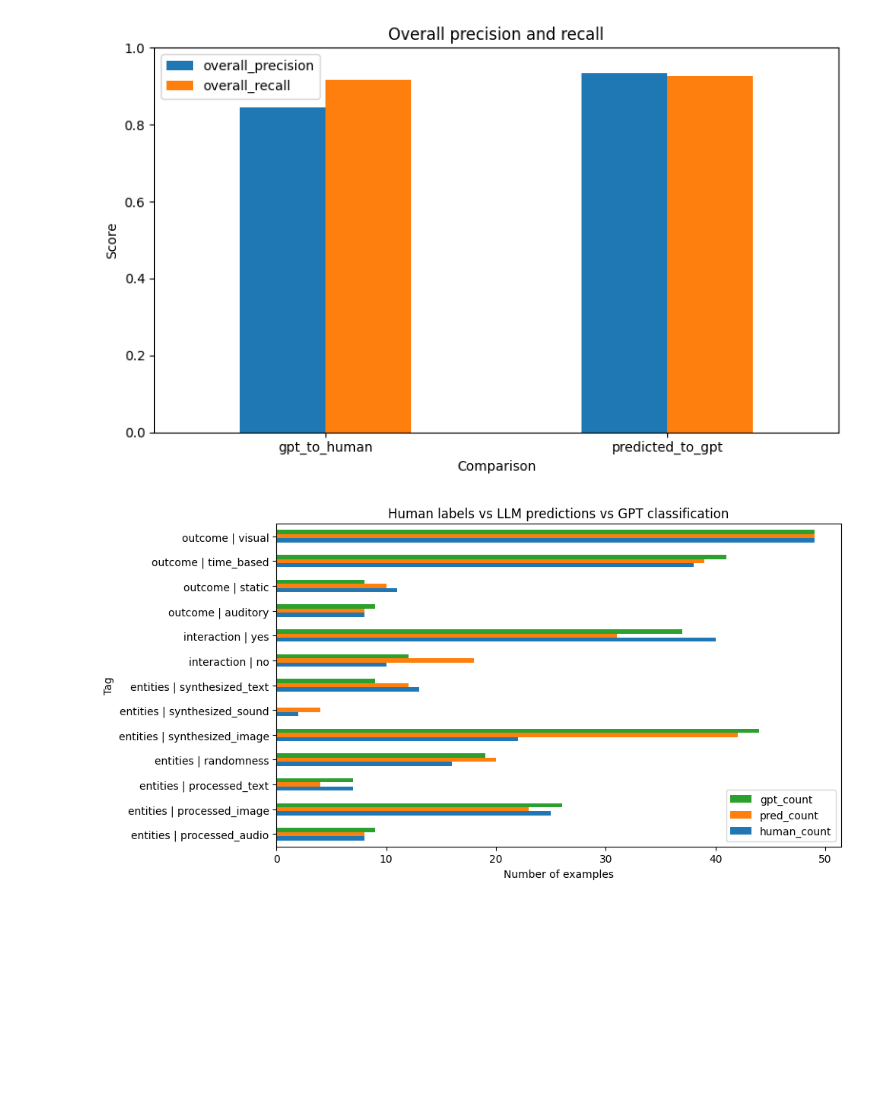
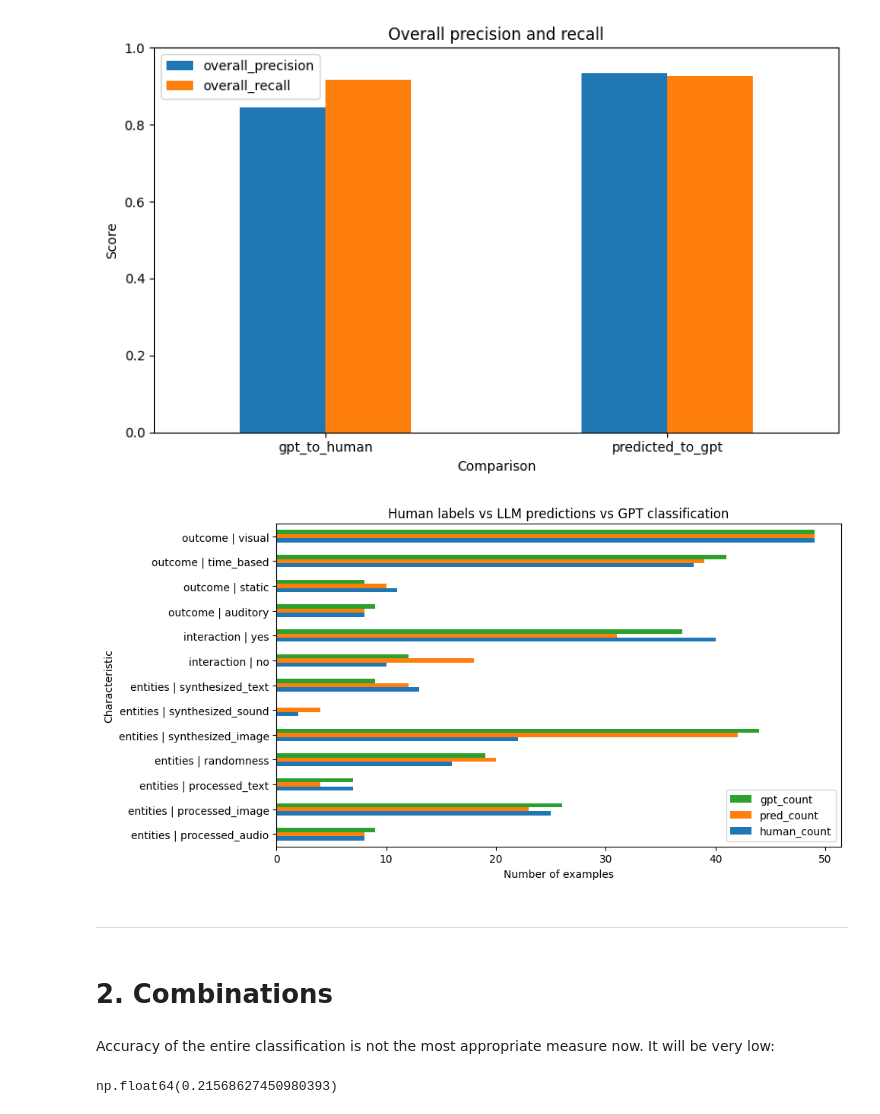
Before and after one commit to sparkrew/art-in-swh, a Jupyter notebook: src/compare-labels.ipynb, the cells around one changed output. Drawn from its saved outputs; the diff is of its cells as text; code cells hidden in the pictures; blank space fills up the shorter version.

```diff
--- a/src/compare-labels.ipynb
+++ b/src/compare-labels.ipynb
@@ -347,30 +348,60 @@ plt.show()
 # %%
 plot_df = (
     gpt_to_human_table[["label", "human_count", "gpt_count"]]
     .merge(
         predicted_to_gpt_table[["label", "pred_count"]],
         on="label",
         how="outer"
     )
     .fillna(0)
     .set_index("label")
 )
 
 plot_df = plot_df[["human_count", "pred_count", "gpt_count"]].sort_index()
 
 ax = plot_df.plot(
     kind="barh",
     figsize=(10, max(5, len(plot_df) * 0.4))
 )
 
 handles, labels = ax.get_legend_handles_labels()
 ax.legend(handles[::-1], labels[::-1])
 
 ax.set_title("Human labels vs LLM predictions vs GPT classification")
 ax.set_xlabel("Number of examples")
-ax.set_ylabel("Tag")
+ax.set_ylabel("Characteristic")
 
 plt.tight_layout()
 plt.show()
 # %% [output]
-[figure, old version]
+[figure, new version]
+# %% [markdown]
+---
+# %% [markdown]
+# 2. Combinations
+# %% [markdown]
+Accuracy of the entire classification is not the most appropriate measure now. It will be very low:
+# %%
+def make_combo(labels):
+    if isinstance(labels, str):
+        labels = json.loads(labels)
+    entities = " + ".join(sorted(labels.get("entities", []))) or "none"
+    interaction = " + ".join(sorted(labels.get("interaction", []))) or "none"
+    outcome = " + ".join(sorted(labels.get("outcome", []))) or "none"
+    return f"entities={entities} | interaction={interaction} | outcome={outcome}"
+
+rows = []
+for item in data:
+    human_combo = make_combo(item.get("classification", {}))
+    pred_combo = make_combo(item.get("predicted_labels", {}))
+    rows.append({
+        "file_path": item["file_path"],
+        "human_combo": human_combo,
+        "pred_combo": pred_combo,
+        "combo_correct": human_combo == pred_combo,
+    })
+
+combo_df = pd.DataFrame(rows)
+combo_df["combo_correct"].mean()
+# %% [output]
+np.float64(0.21568627450980393)
```
Also changed, not shown: parts of 9 cells of this notebook.
